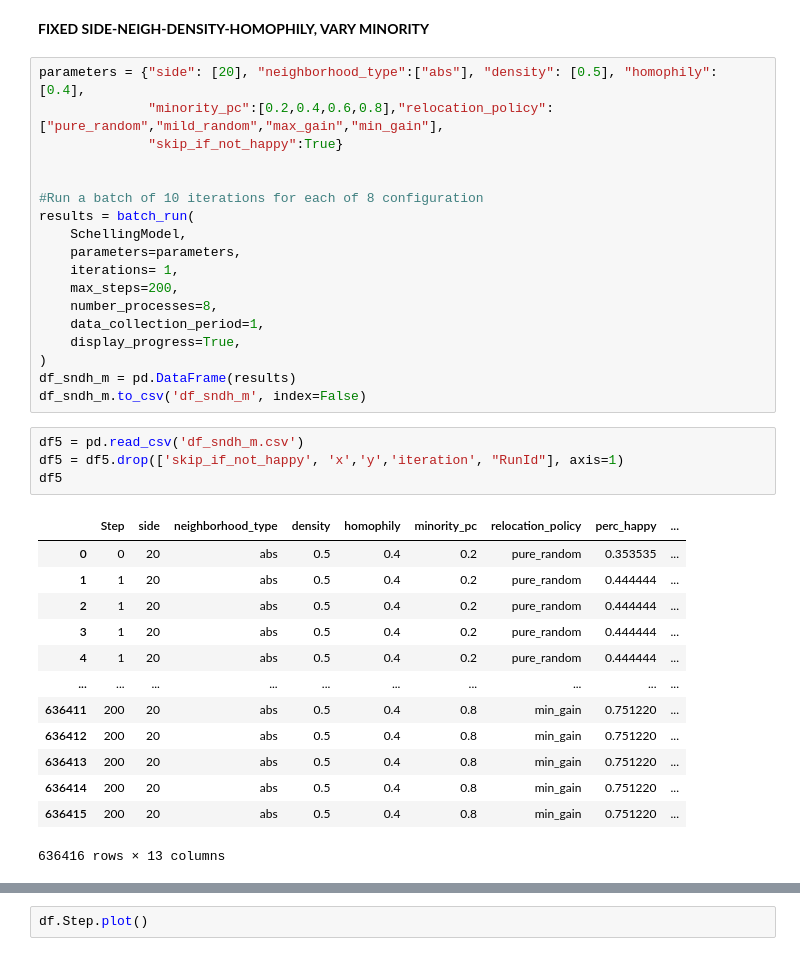
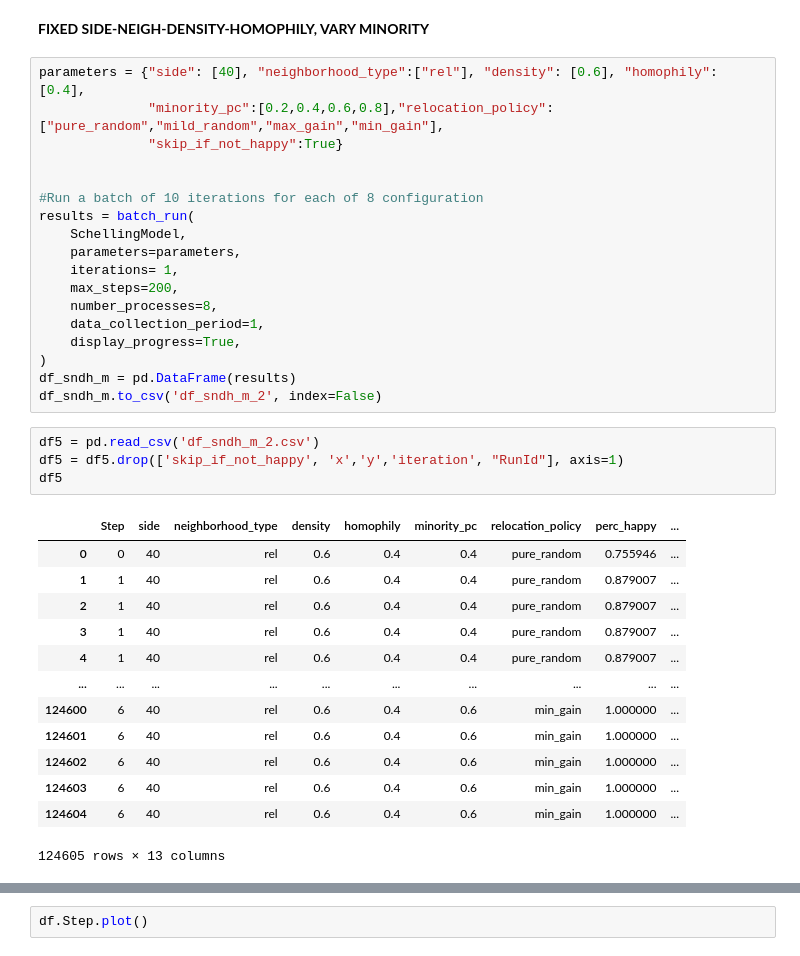
Before and after one commit to matteo-Donofrio-unipi/GEOSPA, a Jupyter notebook: schelling_model2.ipynb, the cells around one changed output, grey strips where cells are left out. Drawn from its saved outputs; the diff is of its cells as text.

```diff
--- a/schelling_model2.ipynb
+++ b/schelling_model2.ipynb
@@ -674,7 +705,7 @@ plt.show()
 # %% [markdown]
 **FIXED SIDE-NEIGH-DENSITY-HOMOPHILY, VARY MINORITY**
 # %%
-parameters = {"side": [20], "neighborhood_type":["abs"], "density": [0.5], "homophily": [0.4],
+parameters = {"side": [40], "neighborhood_type":["rel"], "density": [0.6], "homophily": [0.4],
               "minority_pc":[0.2,0.4,0.6,0.8],"relocation_policy":["pure_random","mild_random","max_gain","min_gain"],
               "skip_if_not_happy":True}
 
@@ -690,25 +721,25 @@ results = batch_run(
     display_progress=True,
 )
 df_sndh_m = pd.DataFrame(results)
-df_sndh_m.to_csv('df_sndh_m', index=False)
+df_sndh_m.to_csv('df_sndh_m_2', index=False)
 # %%
-df5 = pd.read_csv('df_sndh_m.csv')
+df5 = pd.read_csv('df_sndh_m_2.csv')
 df5 = df5.drop(['skip_if_not_happy', 'x','y','iteration', "RunId"], axis=1)
 df5
 # %% [output]
 |  | Step | side | neighborhood_type | density | homophily | minority_pc | relocation_policy | perc_happy | ... |
-| 0 | 0 | 20 | abs | 0.5 | 0.4 | 0.2 | pure_random | 0.353535 | ... |
-| 1 | 1 | 20 | abs | 0.5 | 0.4 | 0.2 | pure_random | 0.444444 | ... |
-| 2 | 1 | 20 | abs | 0.5 | 0.4 | 0.2 | pure_random | 0.444444 | ... |
-| 3 | 1 | 20 | abs | 0.5 | 0.4 | 0.2 | pure_random | 0.444444 | ... |
-| 4 | 1 | 20 | abs | 0.5 | 0.4 | 0.2 | pure_random | 0.444444 | ... |
+| 0 | 0 | 40 | rel | 0.6 | 0.4 | 0.4 | pure_random | 0.755946 | ... |
+| 1 | 1 | 40 | rel | 0.6 | 0.4 | 0.4 | pure_random | 0.879007 | ... |
+| 2 | 1 | 40 | rel | 0.6 | 0.4 | 0.4 | pure_random | 0.879007 | ... |
+| 3 | 1 | 40 | rel | 0.6 | 0.4 | 0.4 | pure_random | 0.879007 | ... |
+| 4 | 1 | 40 | rel | 0.6 | 0.4 | 0.4 | pure_random | 0.879007 | ... |
 | ... | ... | ... | ... | ... | ... | ... | ... | ... | ... |
-| 636411 | 200 | 20 | abs | 0.5 | 0.4 | 0.8 | min_gain | 0.751220 | ... |
-| 636412 | 200 | 20 | abs | 0.5 | 0.4 | 0.8 | min_gain | 0.751220 | ... |
-| 636413 | 200 | 20 | abs | 0.5 | 0.4 | 0.8 | min_gain | 0.751220 | ... |
-| 636414 | 200 | 20 | abs | 0.5 | 0.4 | 0.8 | min_gain | 0.751220 | ... |
-| 636415 | 200 | 20 | abs | 0.5 | 0.4 | 0.8 | min_gain | 0.751220 | ... |
+| 124600 | 6 | 40 | rel | 0.6 | 0.4 | 0.6 | min_gain | 1.000000 | ... |
+| 124601 | 6 | 40 | rel | 0.6 | 0.4 | 0.6 | min_gain | 1.000000 | ... |
+| 124602 | 6 | 40 | rel | 0.6 | 0.4 | 0.6 | min_gain | 1.000000 | ... |
+| 124603 | 6 | 40 | rel | 0.6 | 0.4 | 0.6 | min_gain | 1.000000 | ... |
+| 124604 | 6 | 40 | rel | 0.6 | 0.4 | 0.6 | min_gain | 1.000000 | ... |
-636416 rows × 13 columns
+124605 rows × 13 columns
 # %%
 f, ax = plt.subplots(2,2, figsize=(13, 10))
 
```
Also changed, not shown: parts of 25 cells of this notebook, 5 other files.
